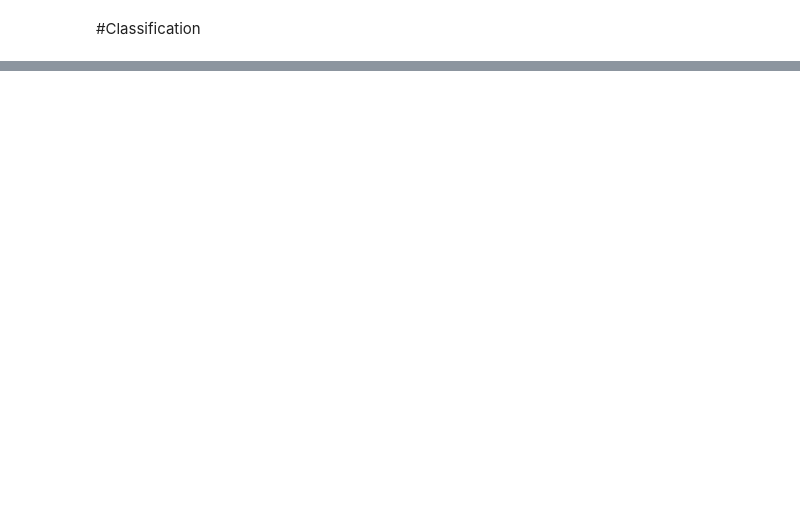
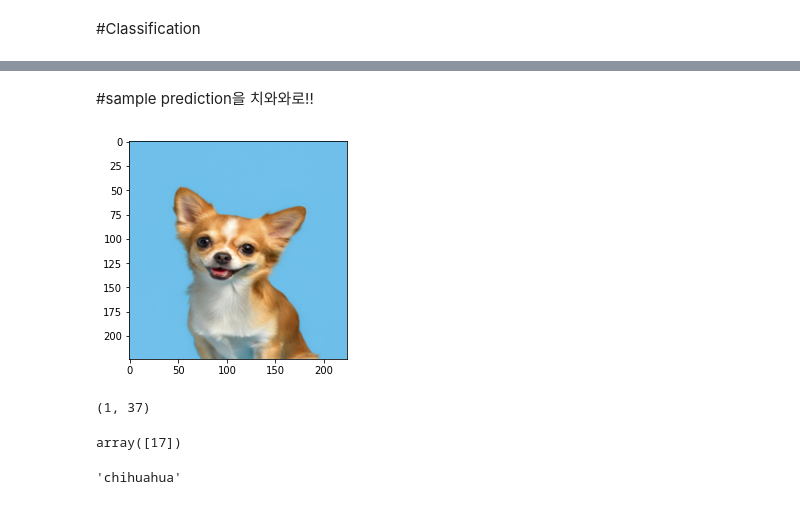
Before and after one commit to joonkeekim/Oxford_IIIT_Pet, a Jupyter notebook: Oxford-IIIT Pet Classification.ipynb, the cells around one changed output, grey strips where cells are left out. Drawn from its saved outputs; the diff is of its cells as text; code cells hidden in the pictures; blank space fills up the shorter version.

```diff
--- a/Oxford-IIIT Pet Classification.ipynb
+++ b/Oxford-IIIT Pet Classification.ipynb
@@ -622,0 +981,12 @@ Epoch 20/20
+# %% [markdown]
+#sample prediction을 치와와로!!
+# %%
+sample_image = Image.open('chihuahua2.jpg')
+sample_image = sample_image.resize((224,224))
+sample_image = np.array(sample_image)
+sample_image = sample_image/255.
+# %%
+plt.imshow(sample_image)
+plt.show()
+# %% [output]
+[figure, added]
@@ -622,0 +995,14 @@ Epoch 20/20
+# %%
+prediction = model.predict(sample_image)
+prediction.shape
+# %% [output]
+(1, 37)
+# %%
+pred_class = np.argmax(prediction,axis=-1)
+pred_class
+# %% [output]
+array([17])
+# %%
+class_list[int(pred_class)]
+# %% [output]
+'chihuahua'
```
Also changed, not shown: parts of 39 cells of this notebook.
